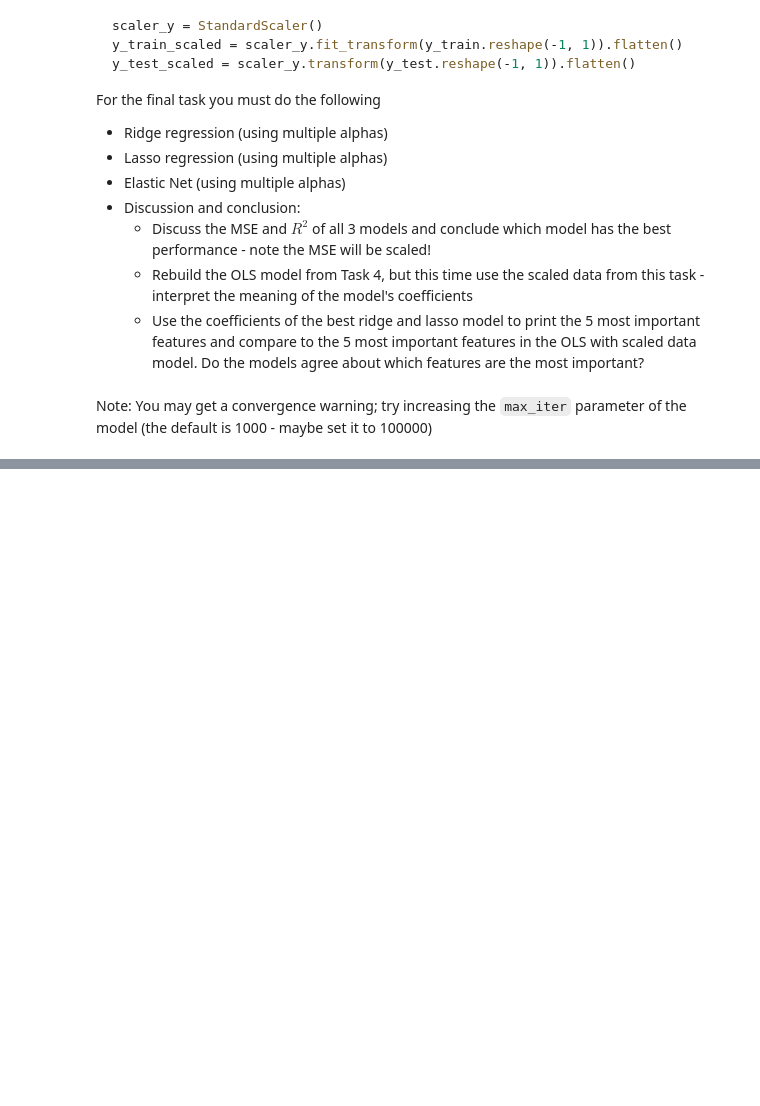
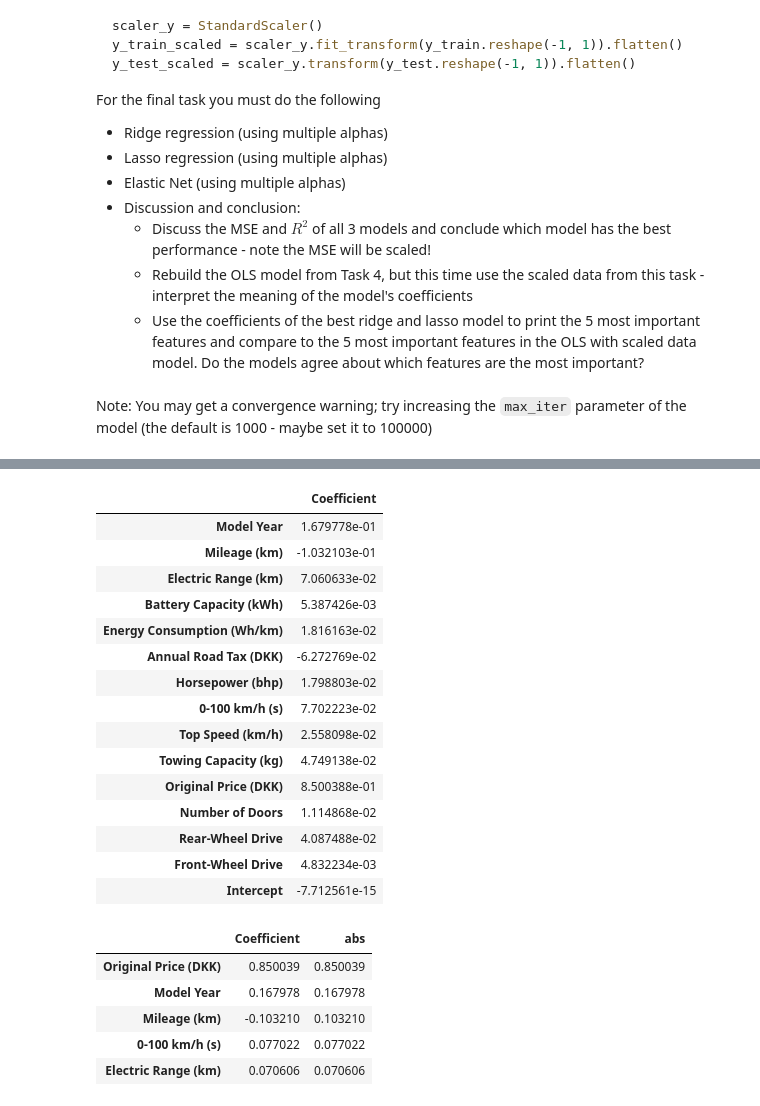
Before and after one commit to THEWhiteArrow/VIA-semester-6, a Jupyter notebook: MAL1/assignment2/2. Car prices.ipynb, the cells around one changed output, grey strips where cells are left out. Drawn from its saved outputs; the diff is of its cells as text; code cells hidden in the pictures; blank space fills up the shorter version.

```diff
--- a/MAL1/assignment2/2. Car prices.ipynb
+++ b/MAL1/assignment2/2. Car prices.ipynb
@@ -357,0 +360,37 @@ array([1.00000000e-10, 1.66810054e-08, 2.78255940e-06, 4.64158883e-04,
+# %%
+X_train_scaled_matrix = X_train_scaled.values
+X_test_scaled_matrix = X_test_scaled.values
+
+y_train_scaled_matrix = y_train_scaled.values
+y_test_scaled_matrix = y_test_scaled.values
+
+
+scaled_B = get_B(X_train_scaled_matrix, y_train_scaled_matrix)
+
+scaled_B_explained = pd.DataFrame(scaled_B, index=X_train_scaled.columns, columns=['Coefficient'])
+display(scaled_B_explained)
+scaled_B_explained['abs'] = scaled_B_explained['Coefficient'].abs()
+display(scaled_B_explained.sort_values(by='abs', ascending=False).head(5))
+# %% [output]
+|  | Coefficient |
+| Model Year | 1.679778e-01 |
+| Mileage (km) | -1.032103e-01 |
+| Electric Range (km) | 7.060633e-02 |
+| Battery Capacity (kWh) | 5.387426e-03 |
+| Energy Consumption (Wh/km) | 1.816163e-02 |
+| Annual Road Tax (DKK) | -6.272769e-02 |
+| Horsepower (bhp) | 1.798803e-02 |
+| 0-100 km/h (s) | 7.702223e-02 |
+| Top Speed (km/h) | 2.558098e-02 |
+| Towing Capacity (kg) | 4.749138e-02 |
+| Original Price (DKK) | 8.500388e-01 |
+| Number of Doors | 1.114868e-02 |
+| Rear-Wheel Drive | 4.087488e-02 |
+| Front-Wheel Drive | 4.832234e-03 |
+| Intercept | -7.712561e-15 |
+|  | Coefficient | abs |
+| Original Price (DKK) | 0.850039 | 0.850039 |
+| Model Year | 0.167978 | 0.167978 |
+| Mileage (km) | -0.103210 | 0.103210 |
+| 0-100 km/h (s) | 0.077022 | 0.077022 |
+| Electric Range (km) | 0.070606 | 0.070606 |
```
Also changed, not shown: parts of 7 cells of this notebook.
